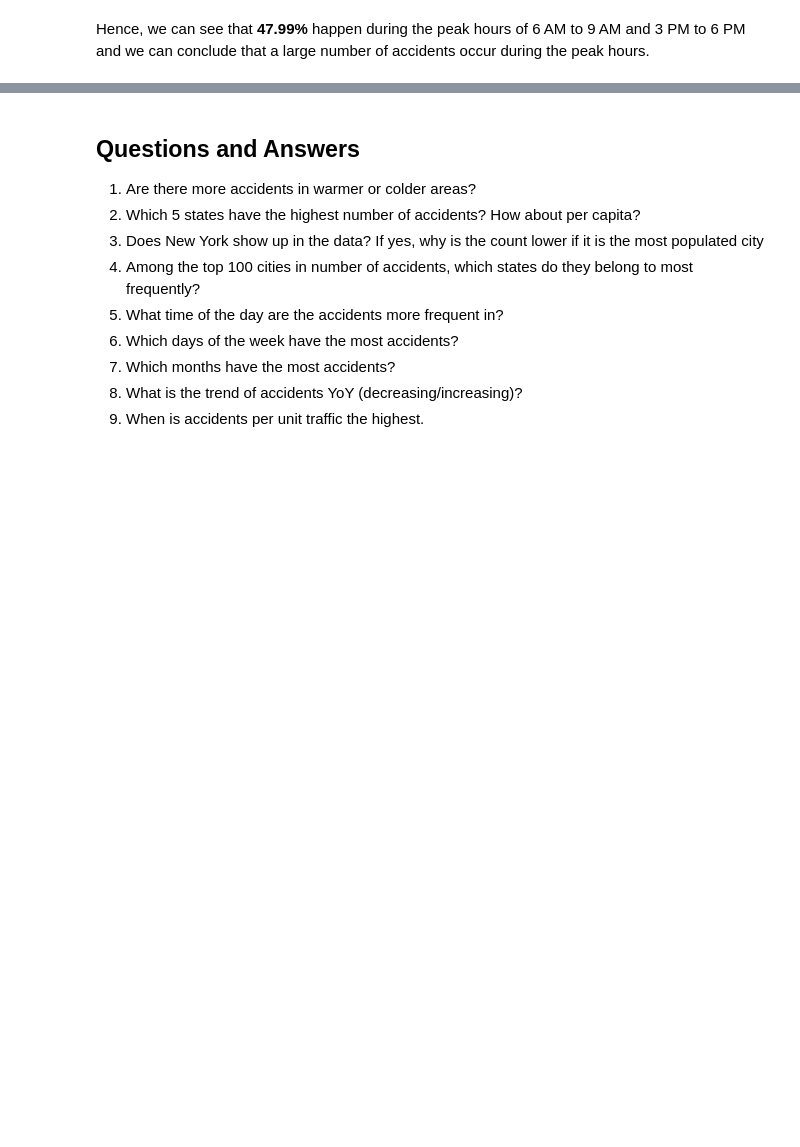
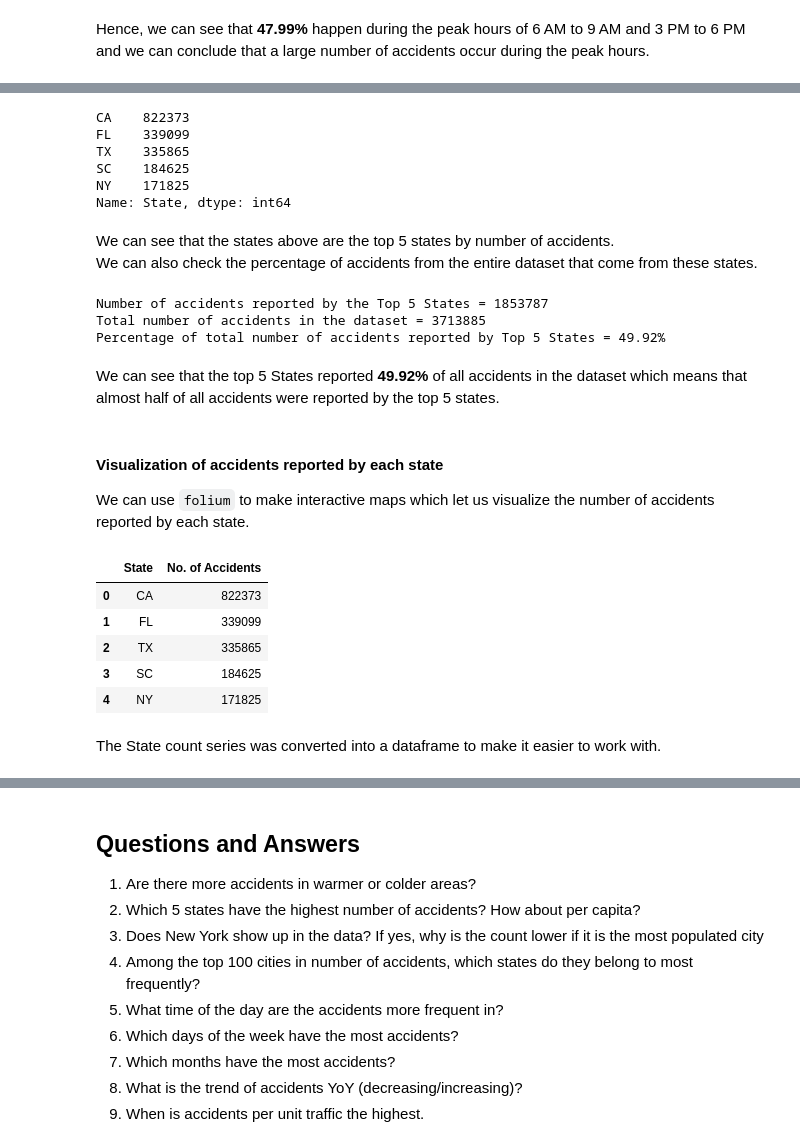
Before and after one commit to sanketnaik99/us-accidents-analysis, a Jupyter notebook: us_accidents_analysis.ipynb, the cells around one changed output, grey strips where cells are left out. Cells and saved outputs as stored; diff of their text form; code cells hidden in the pictures; blank space fills up the shorter version.

Commit message:
State Data EDA

```diff
--- a/us_accidents_analysis.ipynb
+++ b/us_accidents_analysis.ipynb
@@ -602,0 +610,40 @@ Hence, we can see that **47.99%** happen during the peak hours of 6 AM to 9 AM a
+# %%
+df.State.value_counts()[:5]
+# %% [output]
+CA    822373
+FL    339099
+TX    335865
+SC    184625
+NY    171825
+Name: State, dtype: int64
+# %% [markdown]
+We can see that the states above are the top 5 states by number of accidents.
+We can also check the percentage of accidents from the entire dataset that come from these states.
+# %%
+total = df.State.value_counts()[:5].sum()
+percentage = total / len(df) * 100
+print(f"Number of accidents reported by the Top 5 States = {total}")
+print(f"Total number of accidents in the dataset = {len(df)}")
+print(f"Percentage of total number of accidents reported by Top 5 States = {round(percentage, 2)}%")
+# %% [output]
+Number of accidents reported by the Top 5 States = 1853787
+Total number of accidents in the dataset = 3713885
+Percentage of total number of accidents reported by Top 5 States = 49.92%
+# %% [markdown]
+We can see that the top 5 States reported **49.92%** of all accidents in the dataset which means that almost half of all accidents were reported by the top 5 states.
+# %% [markdown]
+#### Visualization of accidents reported by each state
+We can use `folium` to make interactive maps which let us visualize the number of accidents reported by each state.
+# %%
+state_data = pd.DataFrame(df.State.value_counts().reset_index())
+state_data.columns = ['State', 'No. of Accidents']
+state_data.head()
+# %% [output]
+|  | State | No. of Accidents |
+| 0 | CA | 822373 |
+| 1 | FL | 339099 |
+| 2 | TX | 335865 |
+| 3 | SC | 184625 |
+| 4 | NY | 171825 |
+# %% [markdown]
+The State count series was converted into a dataframe to make it easier to work with.
```
Also changed, not shown: parts of 6 cells of this notebook.
